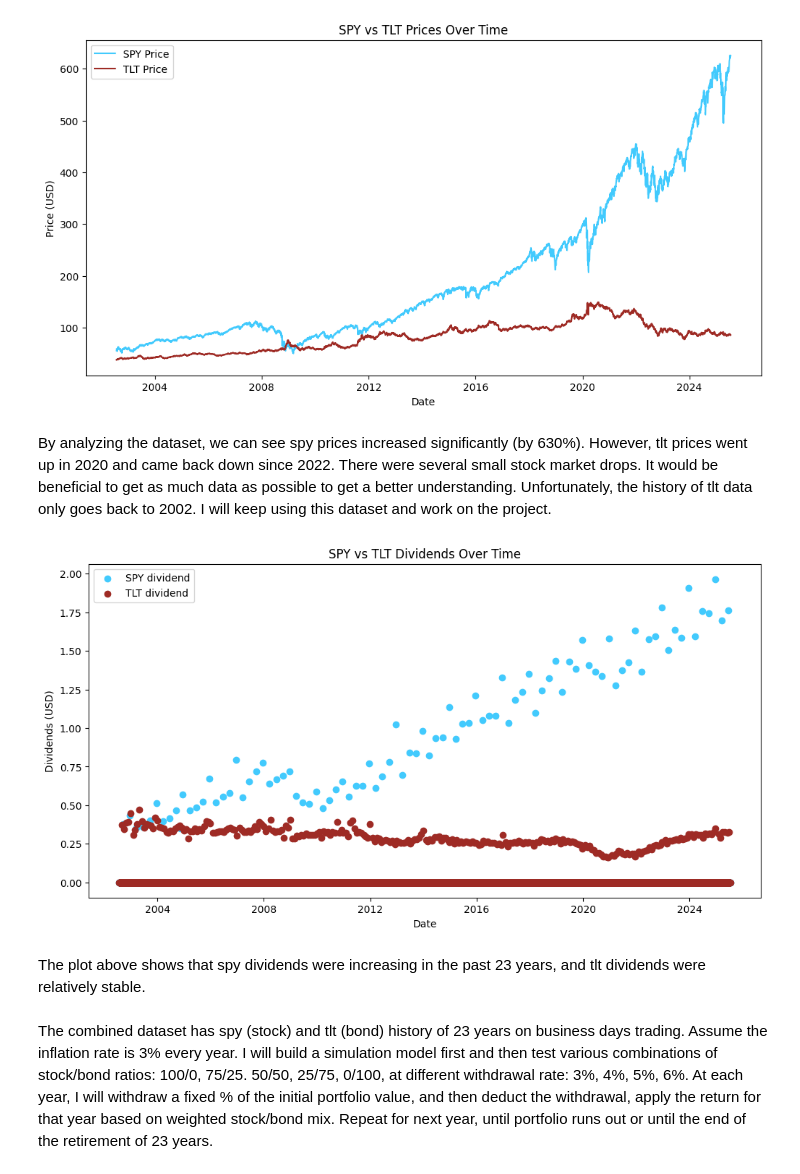
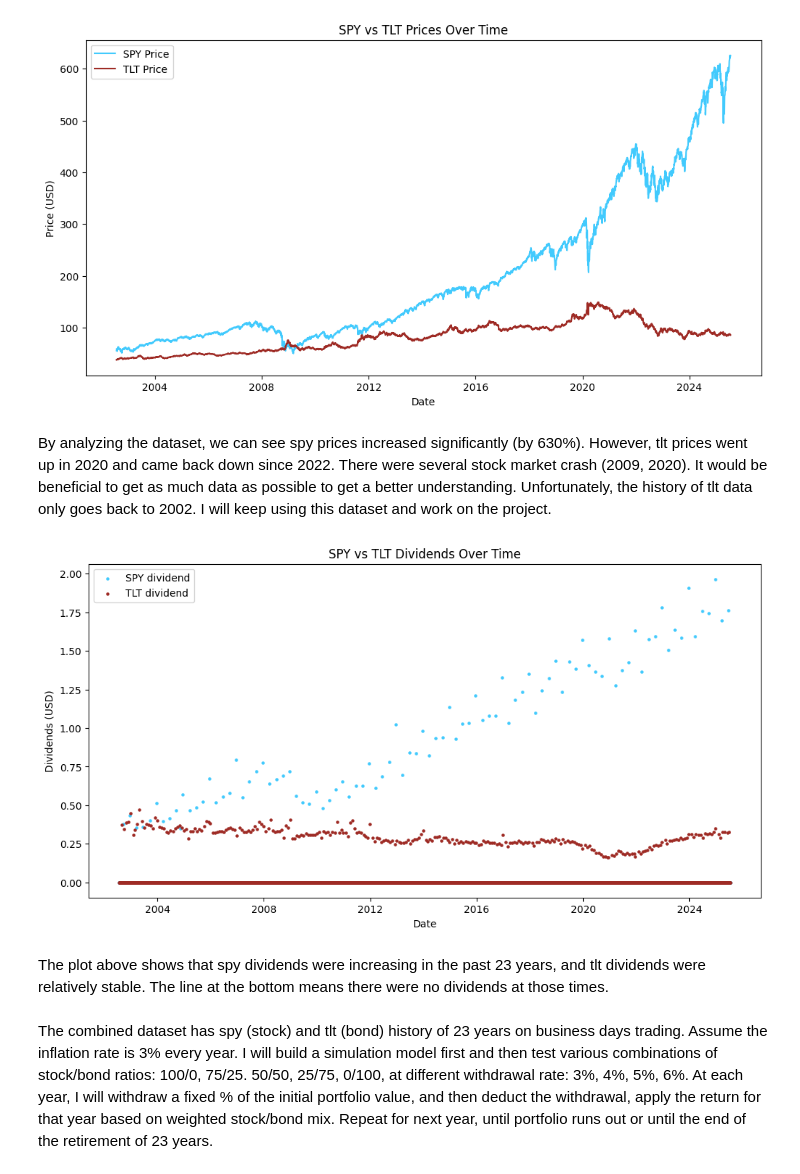
Before and after one commit to zhenzhenxie/Boglehead-retirement, a Jupyter notebook: retirement_analysis.ipynb, the cells around one changed output. Saved outputs shown, nothing was run; the diff lists cells and outputs as text; code cells hidden in the pictures.

Commit message:
Changed dot size for scatter plots

```diff
--- a/retirement_analysis.ipynb
+++ b/retirement_analysis.ipynb
@@ -31,21 +31,22 @@ plt.show()
 # %% [output]
 [figure]
 # %% [markdown]
-By analyzing the dataset, we can see spy prices increased significantly (by 630%). However, tlt prices went up in 2020 and came back down since 2022. There were several small stock market drops. It would be beneficial to get as much data as possible to get a better understanding. Unfortunately, the history of tlt data only goes back to 2002. I will keep using this dataset and work on the project.
+By analyzing the dataset, we can see spy prices increased significantly (by 630%). However, tlt prices went up in 2020 and came back down since 2022. There were several stock market crash (2009, 2020). It would be beneficial to get as much data as possible to get a better understanding. Unfortunately, the history of tlt data only goes back to 2002. I will keep using this dataset and work on the project.
 # %%
 # Plot the dividends overtime
 plt.figure(figsize=(12,6))
-plt.scatter(data['date'], data['spy_divCash'], label='SPY dividend', color='#42CAFD')
-plt.scatter(data['date'], data['tlt_divCash'], label='TLT dividend', color='#9E2B25')
+plt.scatter(data['date'], data['spy_divCash'], label='SPY dividend', color='#42CAFD', s=5)
+plt.scatter(data['date'], data['tlt_divCash'], label='TLT dividend', color='#9E2B25', s=5)
 plt.title('SPY vs TLT Dividends Over Time')
 plt.xlabel('Date')
 plt.ylabel('Dividends (USD)')
 plt.legend()
 plt.show()
 # %% [output]
-[figure, old version]
+[figure, new version]
 # %% [markdown]
 The plot above shows that spy dividends were increasing in the past 23 years, and tlt dividends were relatively stable.
+The line at the bottom means there were no dividends at those times.
 # %% [markdown]
 The combined dataset has spy (stock) and tlt (bond) history of 23 years on business days trading. Assume the inflation rate is 3% every year.
 I will build a simulation model first and then test various combinations of stock/bond ratios: 100/0, 75/25. 50/50, 25/75, 0/100, at different withdrawal rate: 3%, 4%, 5%, 6%. At each year, I will withdraw a fixed % of the initial portfolio value, and then deduct the withdrawal, apply the return for that year based on weighted stock/bond mix. Repeat for next year, until portfolio runs out or until the end of the retirement of 23 years.
```
Also changed, not shown: parts of 1 cell of this notebook.
